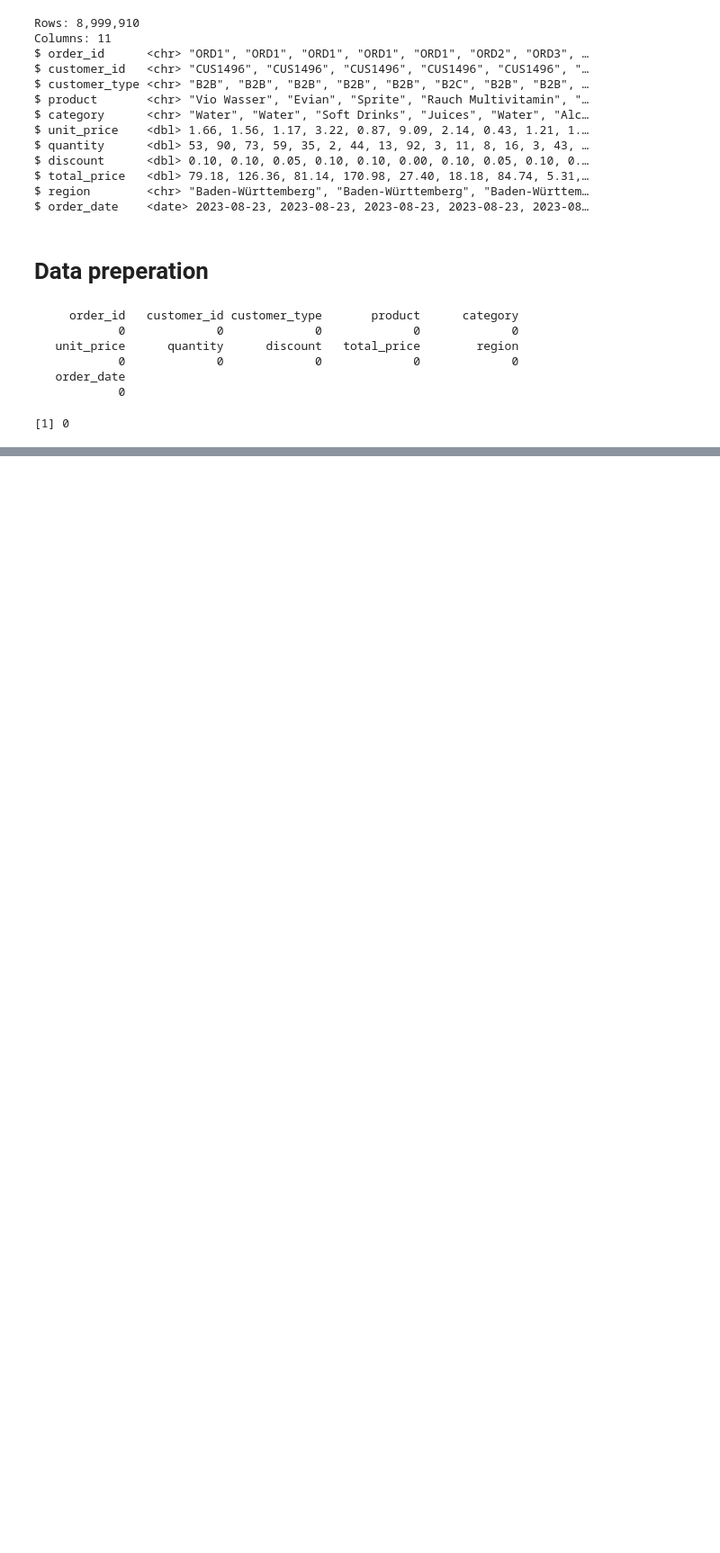
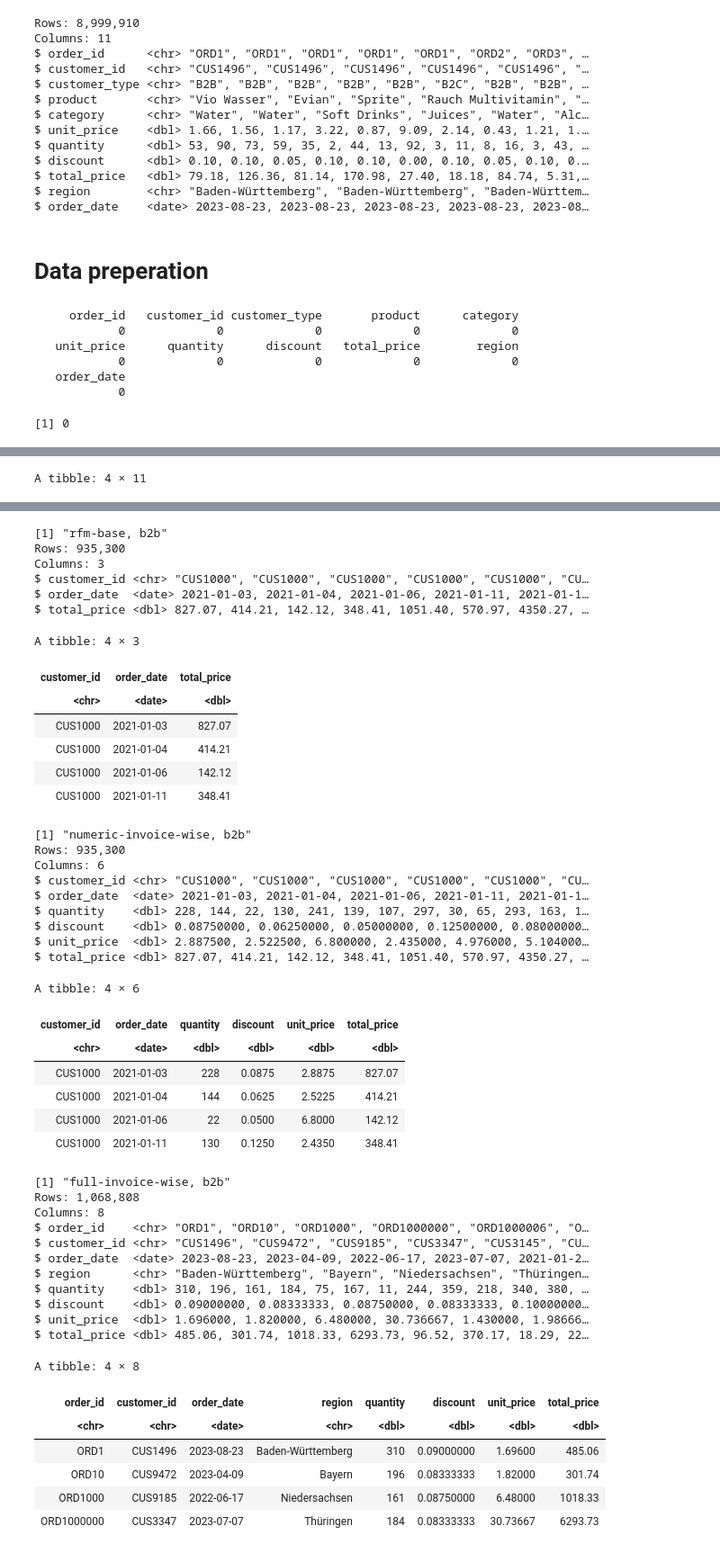
Before and after one commit to koggan98/MarkFor, a Jupyter notebook: test.ipynb, the cells around one changed output, grey strips where cells are left out. Shown at 90% size. Saved outputs shown, nothing was run; the diff lists cells and outputs as text; code cells hidden in the pictures; blank space fills up the shorter version.

```diff
--- a/test.ipynb
+++ b/test.ipynb
@@ -131,0 +188,18 @@ rfm_base_b2c <- df_b2c %>%
+# %%
+# prints:
+print("line-wise, b2b")
+glimpse(df_b2b) # print summary of data frame
+head(df_b2b, 4) # print first 4 rows of data frame
+
+print("rfm-base, b2b")
+glimpse(rfm_base_b2b) # print summary of data frame
+head(rfm_base_b2b, 4) # print first 4 rows of data frame
+
+print("numeric-invoice-wise, b2b")
+glimpse(numeric_invoice_wise_b2b) # print summary of data frame
+head(numeric_invoice_wise_b2b, 4) # print first 4 rows of data frame
+
+print("full-invoice-wise, b2b")
+glimpse(full_invoice_wise_b2b) # print summary of data frame
+head(full_invoice_wise_b2b, 4) # print first 4 rows of data frame
+# %% [output]
@@ -131,0 +220 @@ rfm_base_b2c <- df_b2c %>%
+A tibble: 4 × 11
@@ -131,0 +227,47 @@ rfm_base_b2c <- df_b2c %>%
+[1] "rfm-base, b2b"
+Rows: 935,300
+Columns: 3
+$ customer_id <chr> "CUS1000", "CUS1000", "CUS1000", "CUS1000", "CUS1000", "CU…
+$ order_date  <date> 2021-01-03, 2021-01-04, 2021-01-06, 2021-01-11, 2021-01-1…
+$ total_price <dbl> 827.07, 414.21, 142.12, 348.41, 1051.40, 570.97, 4350.27, …
+A tibble: 4 × 3
+| customer_id | order_date | total_price |
+| <chr> | <date> | <dbl> |
+| CUS1000 | 2021-01-03 | 827.07 |
+| CUS1000 | 2021-01-04 | 414.21 |
+| CUS1000 | 2021-01-06 | 142.12 |
+| CUS1000 | 2021-01-11 | 348.41 |
+[1] "numeric-invoice-wise, b2b"
+Rows: 935,300
+Columns: 6
+$ customer_id <chr> "CUS1000", "CUS1000", "CUS1000", "CUS1000", "CUS1000", "CU…
+$ order_date  <date> 2021-01-03, 2021-01-04, 2021-01-06, 2021-01-11, 2021-01-1…
+$ quantity    <dbl> 228, 144, 22, 130, 241, 139, 107, 297, 30, 65, 293, 163, 1…
+$ discount    <dbl> 0.08750000, 0.06250000, 0.05000000, 0.12500000, 0.08000000…
+$ unit_price  <dbl> 2.887500, 2.522500, 6.800000, 2.435000, 4.976000, 5.104000…
+$ total_price <dbl> 827.07, 414.21, 142.12, 348.41, 1051.40, 570.97, 4350.27, …
+A tibble: 4 × 6
+| customer_id | order_date | quantity | discount | unit_price | total_price |
+| <chr> | <date> | <dbl> | <dbl> | <dbl> | <dbl> |
+| CUS1000 | 2021-01-03 | 228 | 0.0875 | 2.8875 | 827.07 |
+| CUS1000 | 2021-01-04 | 144 | 0.0625 | 2.5225 | 414.21 |
+| CUS1000 | 2021-01-06 | 22 | 0.0500 | 6.8000 | 142.12 |
+| CUS1000 | 2021-01-11 | 130 | 0.1250 | 2.4350 | 348.41 |
+[1] "full-invoice-wise, b2b"
+Rows: 1,068,808
+Columns: 8
+$ order_id    <chr> "ORD1", "ORD10", "ORD1000", "ORD1000000", "ORD1000006", "O…
+$ customer_id <chr> "CUS1496", "CUS9472", "CUS9185", "CUS3347", "CUS3145", "CU…
+$ order_date  <date> 2023-08-23, 2023-04-09, 2022-06-17, 2023-07-07, 2021-01-2…
+$ region      <chr> "Baden-Württemberg", "Bayern", "Niedersachsen", "Thüringen…
+$ quantity    <dbl> 310, 196, 161, 184, 75, 167, 11, 244, 359, 218, 340, 380, …
+$ discount    <dbl> 0.09000000, 0.08333333, 0.08750000, 0.08333333, 0.10000000…
+$ unit_price  <dbl> 1.696000, 1.820000, 6.480000, 30.736667, 1.430000, 1.98666…
+$ total_price <dbl> 485.06, 301.74, 1018.33, 6293.73, 96.52, 370.17, 18.29, 22…
+A tibble: 4 × 8
+| order_id | customer_id | order_date | region | quantity | discount | unit_price | total_price |
+| <chr> | <chr> | <date> | <chr> | <dbl> | <dbl> | <dbl> | <dbl> |
+| ORD1 | CUS1496 | 2023-08-23 | Baden-Württemberg | 310 | 0.09000000 | 1.69600 | 485.06 |
+| ORD10 | CUS9472 | 2023-04-09 | Bayern | 196 | 0.08333333 | 1.82000 | 301.74 |
+| ORD1000 | CUS9185 | 2022-06-17 | Niedersachsen | 161 | 0.08750000 | 6.48000 | 1018.33 |
+| ORD1000000 | CUS3347 | 2023-07-07 | Thüringen | 184 | 0.08333333 | 30.73667 | 6293.73 |
```
Also changed, not shown: parts of 36 cells of this notebook, 1 other file.
